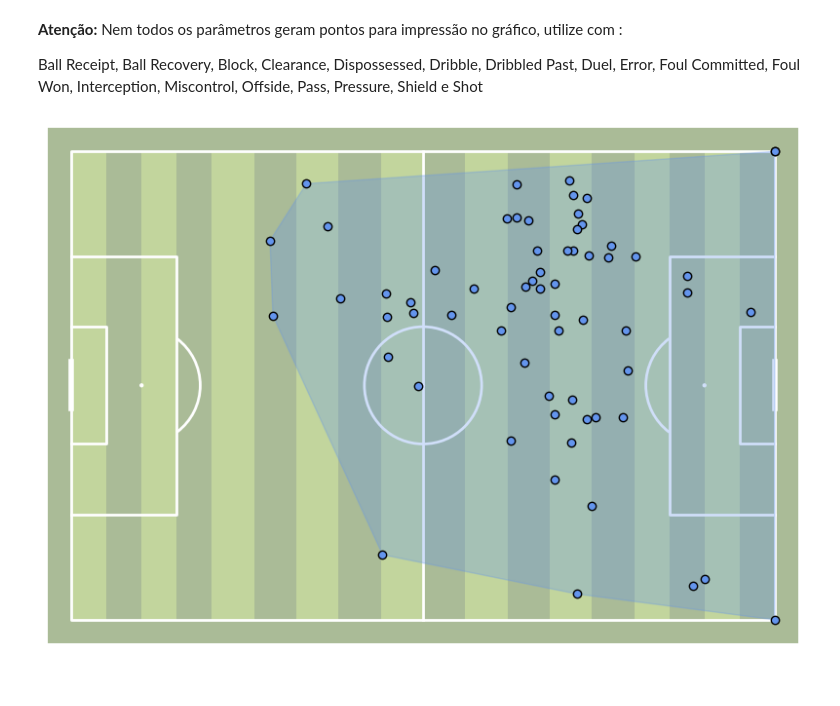
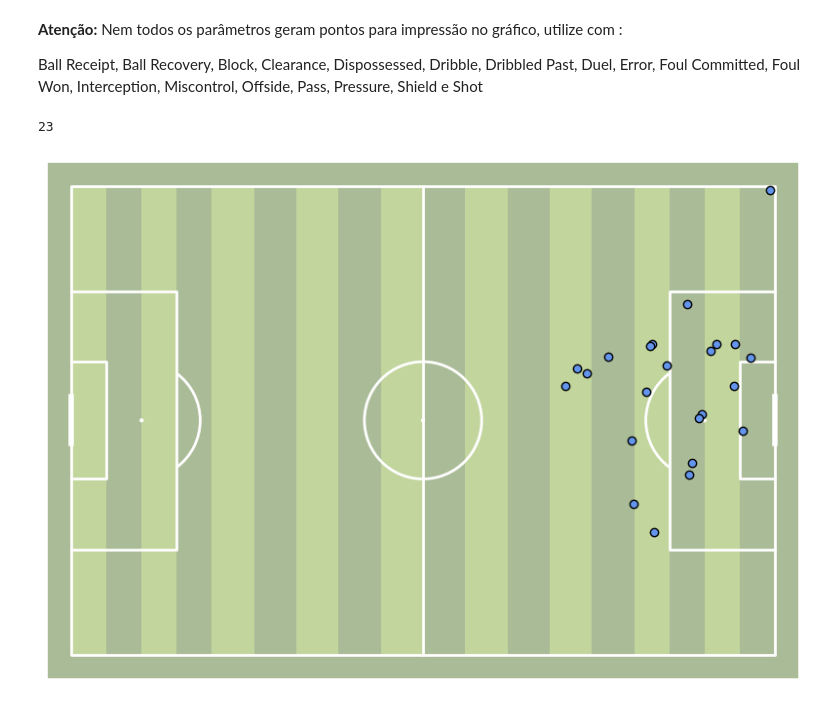
Before and after one commit to Rosental14/Statsbomb, a Jupyter notebook: notebooks/team_in_a_game.ipynb, the cells around one changed output. Drawn from its saved outputs; the diff is of its cells as text; code cells hidden in the pictures.

Commit message:
retirado convexhull das análises (deixado como opcional - como cometário)

```diff
--- a/notebooks/team_in_a_game.ipynb
+++ b/notebooks/team_in_a_game.ipynb
@@ -194,18 +171,19 @@ df_partidas[df_partidas['match_id'].isin(jogos_ids)][['match_id', 'home_team', '
 | 48 | 3857280 | Cameroon | Brazil |
 # %%
 # Criando função para geração dos gráficos de análise
-def analise (jogo, jogador, metrica):
+def analise (jogo, metrica):
     df_filtered_jogo = df_combined[df_combined.match_id == jogo]
-    df_filtered_jogador = df_filtered_jogo[df_filtered_jogo.player_name == jogador]
-    pontos = df_filtered_jogador[df_filtered_jogador.type_name == metrica].copy()
+    df_filtered_team = df_filtered_jogo[df_filtered_jogo.team_name == equipe]
+    pontos = df_filtered_team[df_filtered_team.type_name == metrica].copy()
+    print(len(pontos))
 
     # Gerando o gráfico no campo de jogo
     pitch = Pitch(pitch_color='#aabb97', line_color='white',
               stripe_color='#c2d59d', stripe=True)
 
     fig, ax = pitch.draw(figsize=(8, 6))
-    hull = pitch.convexhull(pontos.x, pontos.y)
-    poly = pitch.polygon(hull, ax=ax, edgecolor='cornflowerblue', facecolor='cornflowerblue', alpha=0.3)
+    #hull = pitch.convexhull(pontos.x, pontos.y)
+    #poly = pitch.polygon(hull, ax=ax, edgecolor='cornflowerblue', facecolor='cornflowerblue', alpha=0.3)
     scatter = pitch.scatter(pontos.x, pontos.y, ax=ax, edgecolor='black', facecolor='cornflowerblue')
     plt.show()
 # %% [markdown]
@@ -215,7 +193,8 @@ def analise (jogo, jogador, metrica):
 
 Ball Receipt, Ball Recovery, Block, Clearance, Dispossessed, Dribble, Dribbled Past, Duel, Error, Foul Committed, Foul Won, Interception, Miscontrol, Offside, Pass, Pressure, Shield e Shot
 # %%
-# Selecionando o jogo, o jogador e a métrica que desejamos analisar (substitua conforme necessidade, lembrando que as escritas devem ser idênticas)
-analise(3869420, 'Neymar da Silva Santos Junior', 'Pass')
+# Selecionando o jogo, a equipe e a métrica que desejamos analisar (substitua conforme necessidade, lembrando que as escritas devem ser idênticas)
+analise(3857258, 'Shot')
 # %% [output]
+23
-[figure, old version]
+[figure, new version]
```
Also changed, not shown: parts of 6 cells of this notebook.
